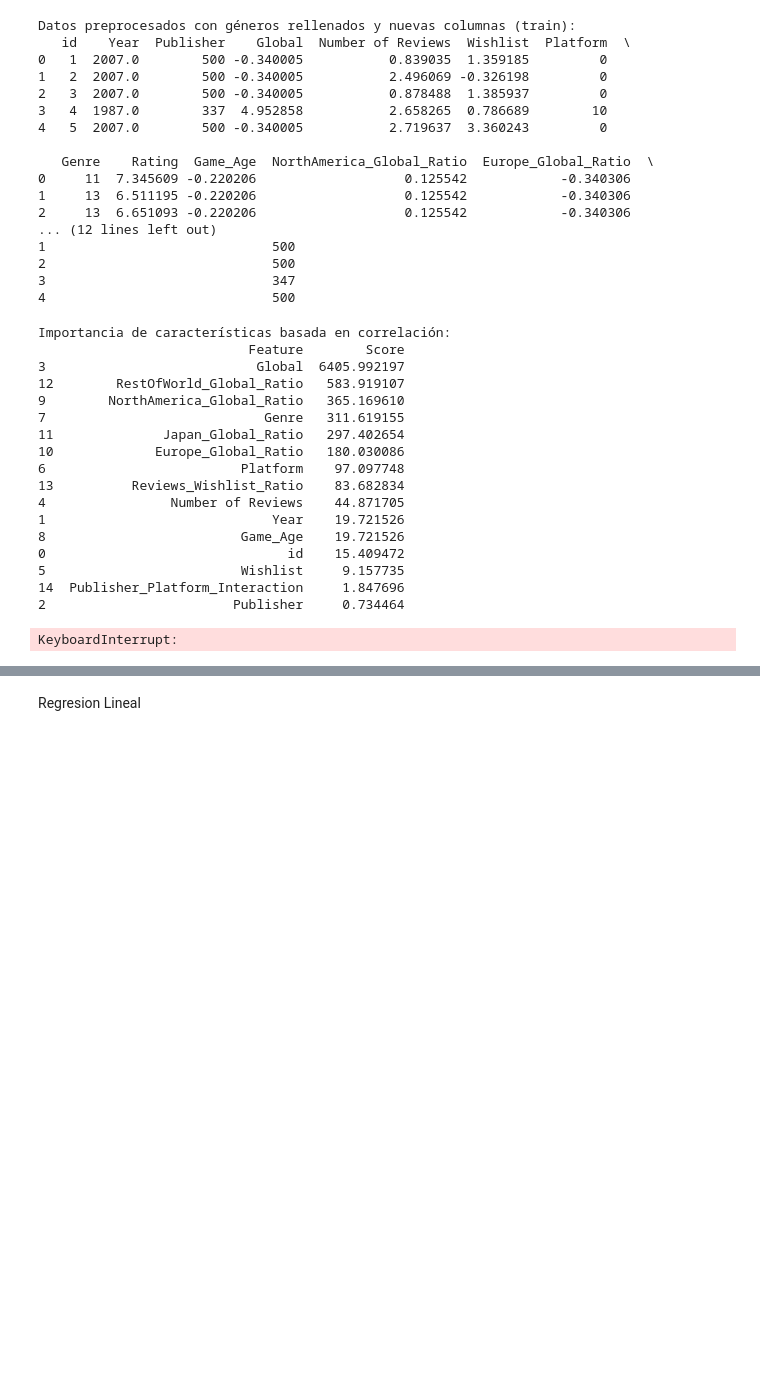
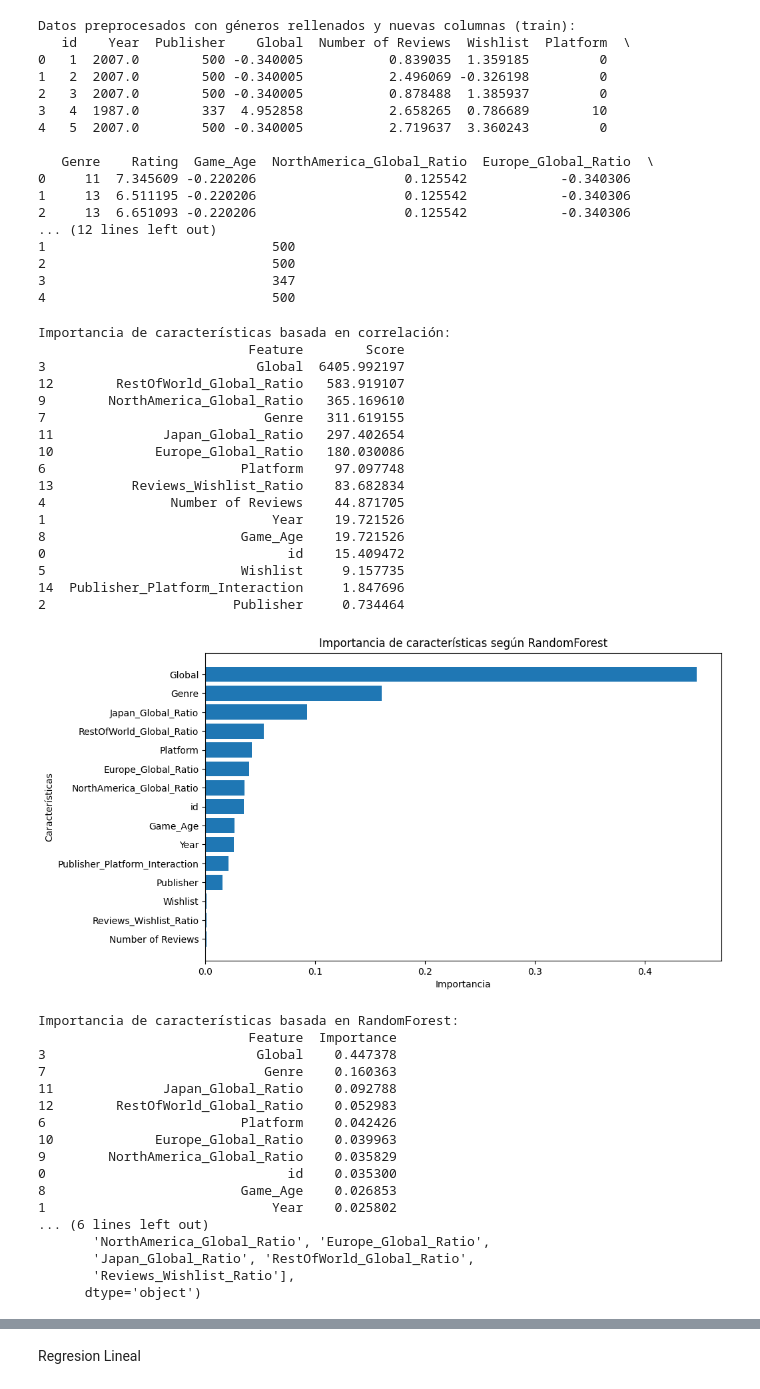
Before and after one commit to serenaveraa/OBL-Machine-Learning-2024, a Jupyter notebook: Obligatorio2024.ipynb, the cells around one changed output, grey strips where cells are left out. Cells and saved outputs as stored; diff of their text form; code cells hidden in the pictures; blank space fills up the shorter version.

```diff
--- a/Obligatorio2024.ipynb
+++ b/Obligatorio2024.ipynb
@@ -121,12 +124,6 @@ def create_new_columns(df):
     df['Japan_Global_Ratio'] = df['Japan'] / df['Global']
     df['RestOfWorld_Global_Ratio'] = df['Rest of World'] / df['Global']
 
-    # Relación entre reseñas y wishlist
-    df['Reviews_Wishlist_Ratio'] = df['Number of Reviews'] / df['Wishlist']
-
-    # Interacciones categóricas
-    df['Publisher_Platform_Interaction'] = df['Publisher'] + df['Platform']
-
     return df
 # %% [markdown]
 # Preprocesamiento de los datos
@@ -258,46 +260,75 @@ def select_top_features(X, y, k=10):
     selector = SelectKBest(score_func=f_regression, k=k)
     X_selected = selector.fit_transform(X, y)
 
     # Obtener las columnas seleccionadas
     selected_columns = X.columns[selector.get_support()]
     print(f"Características seleccionadas ({k} mejores): {selected_columns}")
     return X_selected, selected_columns
 
-# Aplicar evaluación y selección de características
-X = df_train.drop(columns=['Rating'])  # Variables predictoras
-y = df_train['Rating']  # Variable objetivo
+# Para df_train (como ya tienes)
+X_train = df_train.drop(columns=['Rating'])  # Variables predictoras
+y_train = df_train['Rating']  # Variable objetivo
 
-# 1. Evaluar correlación con la variable objetivo
-correlation_scores = evaluate_feature_correlation(X, y)
+# Evaluar y seleccionar características en df_train
+correlation_scores = evaluate_feature_correlation(X_train, y_train)
+importance_scores = evaluate_feature_importance_model(X_train, y_train)
+X_train_selected, selected_columns = select_top_features(X_train, y_train, k=10)
 
-# 2. Evaluar importancia de características usando RandomForest
-importance_scores = evaluate_feature_importance_model(X, y)
+# Actualizar el dataset de entrenamiento
+df_train_selected = pd.DataFrame(X_train_selected, columns=selected_columns)
+df_train_selected['Rating'] = y_train  # Añadir la columna objetivo para usar en el modelo
 
-# 3. Seleccionar las k características más relevantes
-X_selected, selected_columns = select_top_features(X, y, k=10)
+# Aplicar la misma selección de características al conjunto de prueba**
+if 'Rating' in df_test.columns:
+    X_test = df_test.drop(columns=['Rating'])  # Variables predictoras en el conjunto de prueba
+    y_test = df_test['Rating']  # Variable objetivo en el conjunto de prueba
+else:
+    X_test = df_test
+    y_test = None
 
-# Actualizar el dataset con las características seleccionadas
-df_train_selected = pd.DataFrame(X_selected, columns=selected_columns)
-df_train_selected['Rating'] = y  # Añadir la columna objetivo para usar en el modelo
+# Seleccionar las mismas características en df_test usando `selected_columns`
+X_test_selected = X_test[selected_columns]
+
+# Actualizar el dataset de prueba
+df_test_selected = pd.DataFrame(X_test_selected, columns=selected_columns)
+if y_test is not None:
+    df_test_selected['Rating'] = y_test  # Solo si `Rating` está disponible
 # %% [output]
 Importancia de características basada en correlación:
                            Feature        Score
 3                           Global  6405.992197
 12        RestOfWorld_Global_Ratio   583.919107
 9        NorthAmerica_Global_Ratio   365.169610
 7                            Genre   311.619155
 11              Japan_Global_Ratio   297.402654
 10             Europe_Global_Ratio   180.030086
 6                         Platform    97.097748
 13          Reviews_Wishlist_Ratio    83.682834
 4                Number of Reviews    44.871705
 1                             Year    19.721526
 8                         Game_Age    19.721526
 0                               id    15.409472
 5                         Wishlist     9.157735
 14  Publisher_Platform_Interaction     1.847696
 2                        Publisher     0.734464
+[figure, added]
-KeyboardInterrupt:
+Importancia de características basada en RandomForest:
+                           Feature  Importance
+3                           Global    0.447378
+7                            Genre    0.160363
+11              Japan_Global_Ratio    0.092788
+12        RestOfWorld_Global_Ratio    0.052983
+6                         Platform    0.042426
+10             Europe_Global_Ratio    0.039963
+9        NorthAmerica_Global_Ratio    0.035829
+0                               id    0.035300
+8                         Game_Age    0.026853
+1                             Year    0.025802
+... (6 lines left out)
+       'NorthAmerica_Global_Ratio', 'Europe_Global_Ratio',
+       'Japan_Global_Ratio', 'RestOfWorld_Global_Ratio',
+       'Reviews_Wishlist_Ratio'],
+      dtype='object')
 # %%
 def preprocess_data_optimized(df):
 
```
Also changed, not shown: parts of 17 cells of this notebook, 11 other files.
